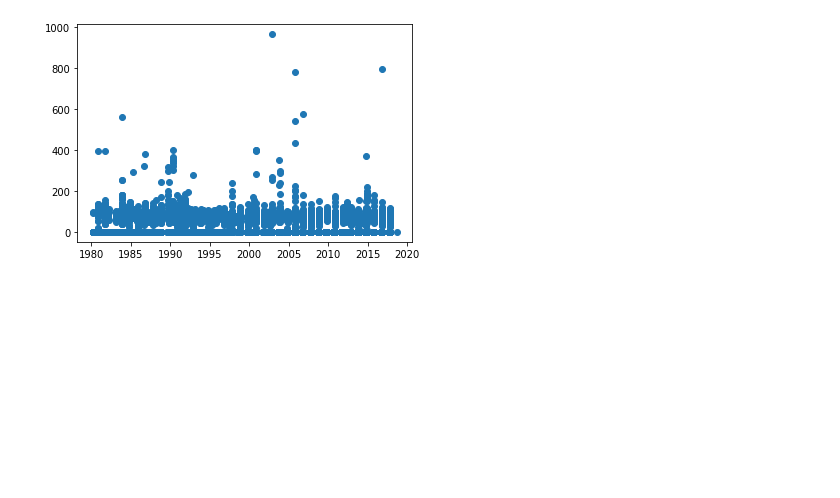
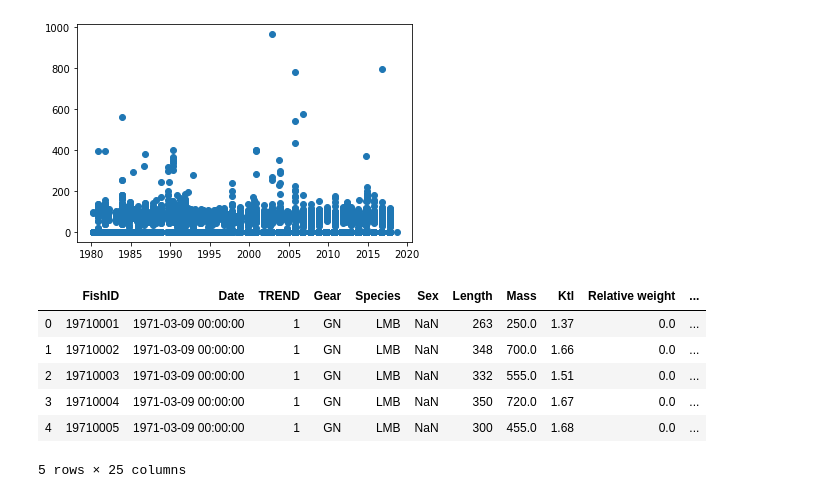
Before and after one commit to mrwigington/LakePowell, a Jupyter notebook: Imputing weights.ipynb, the cells around one changed output. Saved outputs shown, nothing was run; the diff lists cells and outputs as text; code cells hidden in the pictures; blank space fills up the shorter version.

```diff
--- a/Imputing weights.ipynb
+++ b/Imputing weights.ipynb
@@ -54,3 +199,13 @@ def get_time(start_time, end_time):
     ax.xaxis.set_major_formatter(mdates.DateFormatter("%Y-%m"))
     ax.xaxis.set_minor_formatter(mdates.DateFormatter("%Y-%m"))
     _=plt.xticks(rotation=90)
+# %%
+df.head()
+# %% [output]
+|  | FishID | Date | TREND | Gear | Species | Sex | Length | Mass | Ktl | Relative weight | ... |
+| 0 | 19710001 | 1971-03-09 00:00:00 | 1 | GN | LMB | NaN | 263 | 250.0 | 1.37 | 0.0 | ... |
+| 1 | 19710002 | 1971-03-09 00:00:00 | 1 | GN | LMB | NaN | 348 | 700.0 | 1.66 | 0.0 | ... |
+| 2 | 19710003 | 1971-03-09 00:00:00 | 1 | GN | LMB | NaN | 332 | 555.0 | 1.51 | 0.0 | ... |
+| 3 | 19710004 | 1971-03-09 00:00:00 | 1 | GN | LMB | NaN | 350 | 720.0 | 1.67 | 0.0 | ... |
+| 4 | 19710005 | 1971-03-09 00:00:00 | 1 | GN | LMB | NaN | 300 | 455.0 | 1.68 | 0.0 | ... |
+5 rows × 25 columns
```
Also changed, not shown: parts of 37 cells of this notebook, 1 other file.
